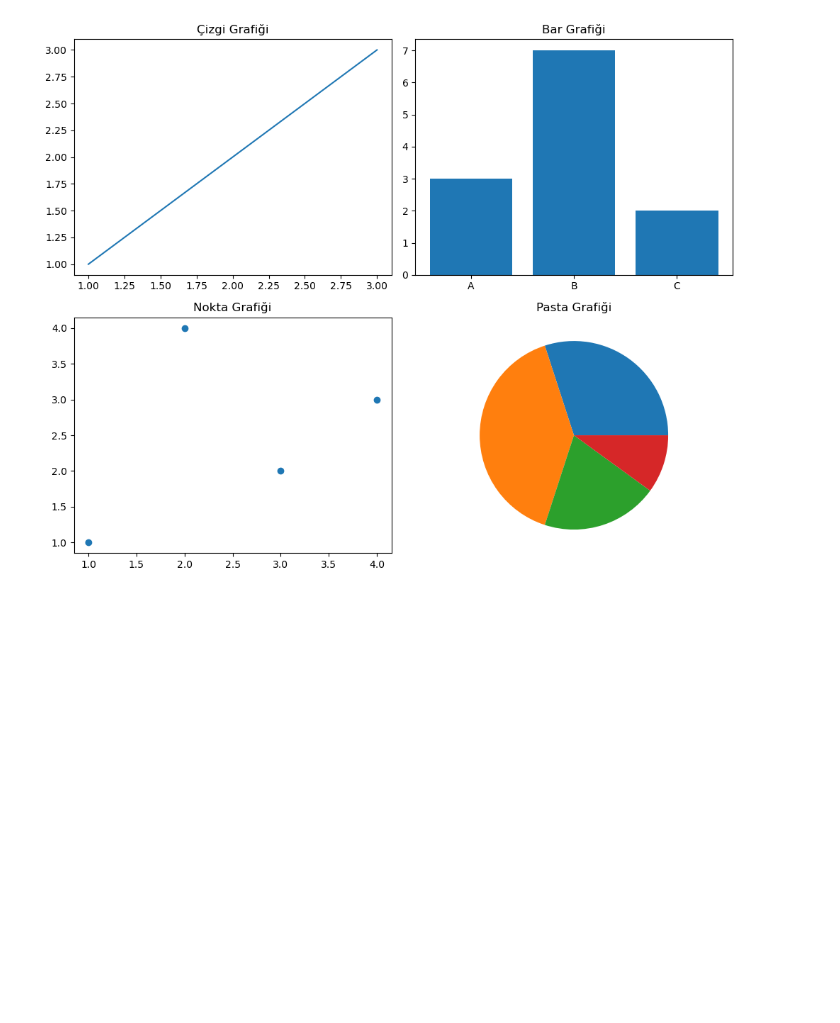
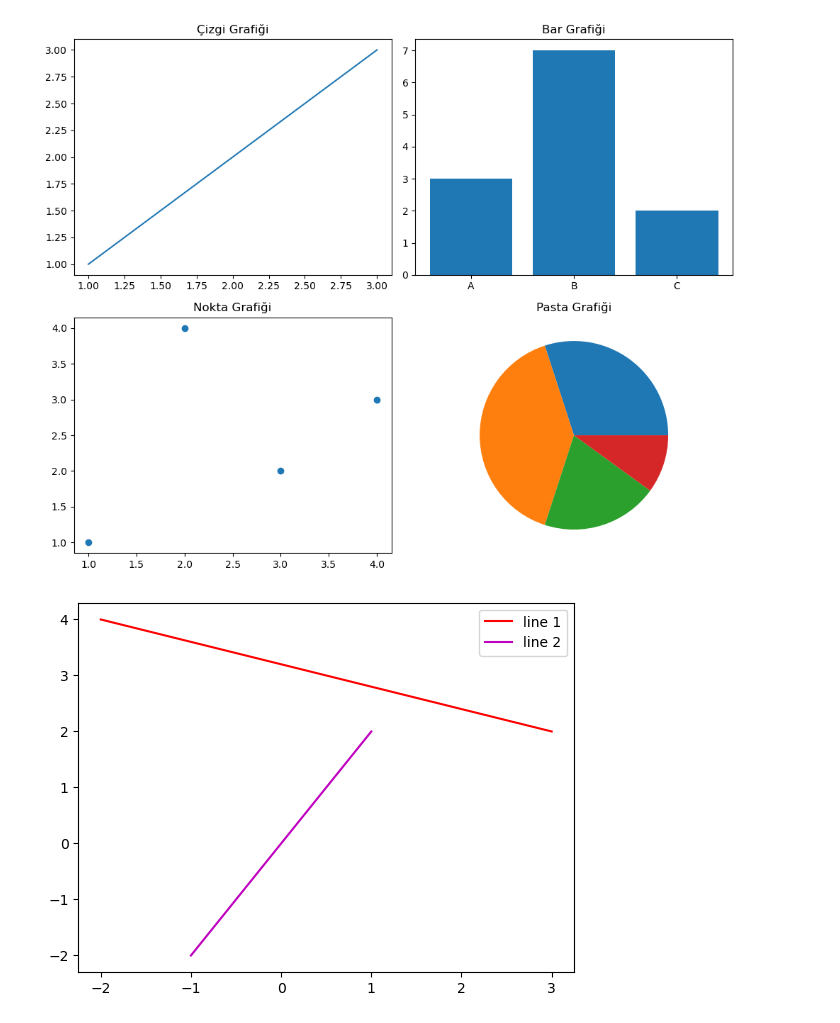
Before and after one commit to nailBestas/lispAi, a Jupyter notebook: 01_Python_Mathematics_and_Statistics/2_Mathematics/4-Graphing_and_visualization.ipynb, the cells around one changed output. Saved outputs shown, nothing was run; the diff lists cells and outputs as text; code cells hidden in the pictures; blank space fills up the shorter version.

```diff
--- a/01_Python_Mathematics_and_Statistics/2_Mathematics/4-Graphing_and_visualization.ipynb
+++ b/01_Python_Mathematics_and_Statistics/2_Mathematics/4-Graphing_and_visualization.ipynb
@@ -1028,3 +1028,10 @@ plt.show()
 #              ↑    ↑   ↑
 #              |    |   |
 #           başlangıç bitiş nokta_sayısı
+# %%
+plt.plot([-2,3],[4,2],'r' , label='line 1')
+plt.plot([-1,1],[-2,2],'m', label='line 2')
+plt.legend() #  grafik isimlerini yaz
+plt.show()
+# %% [output]
+[figure, added]
```
Also changed, not shown: 4 other files.
